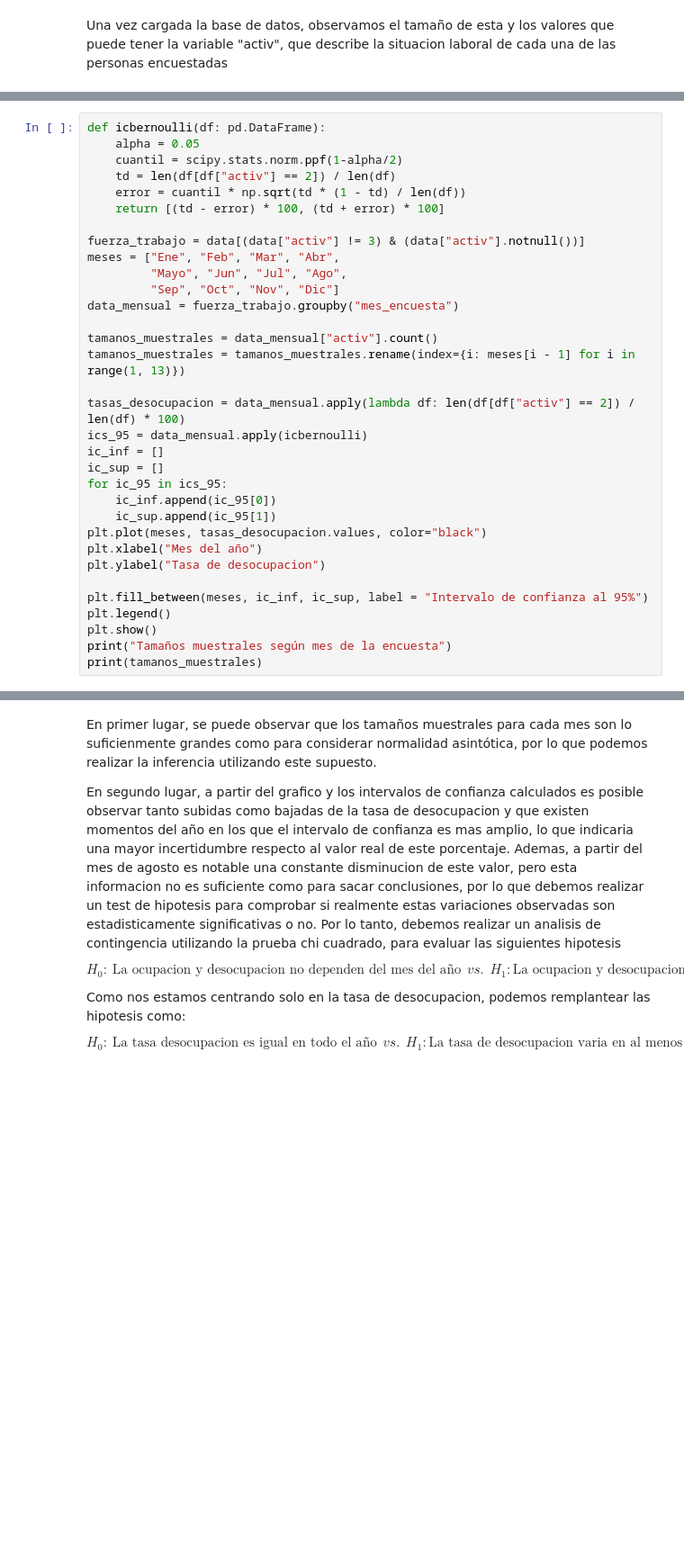
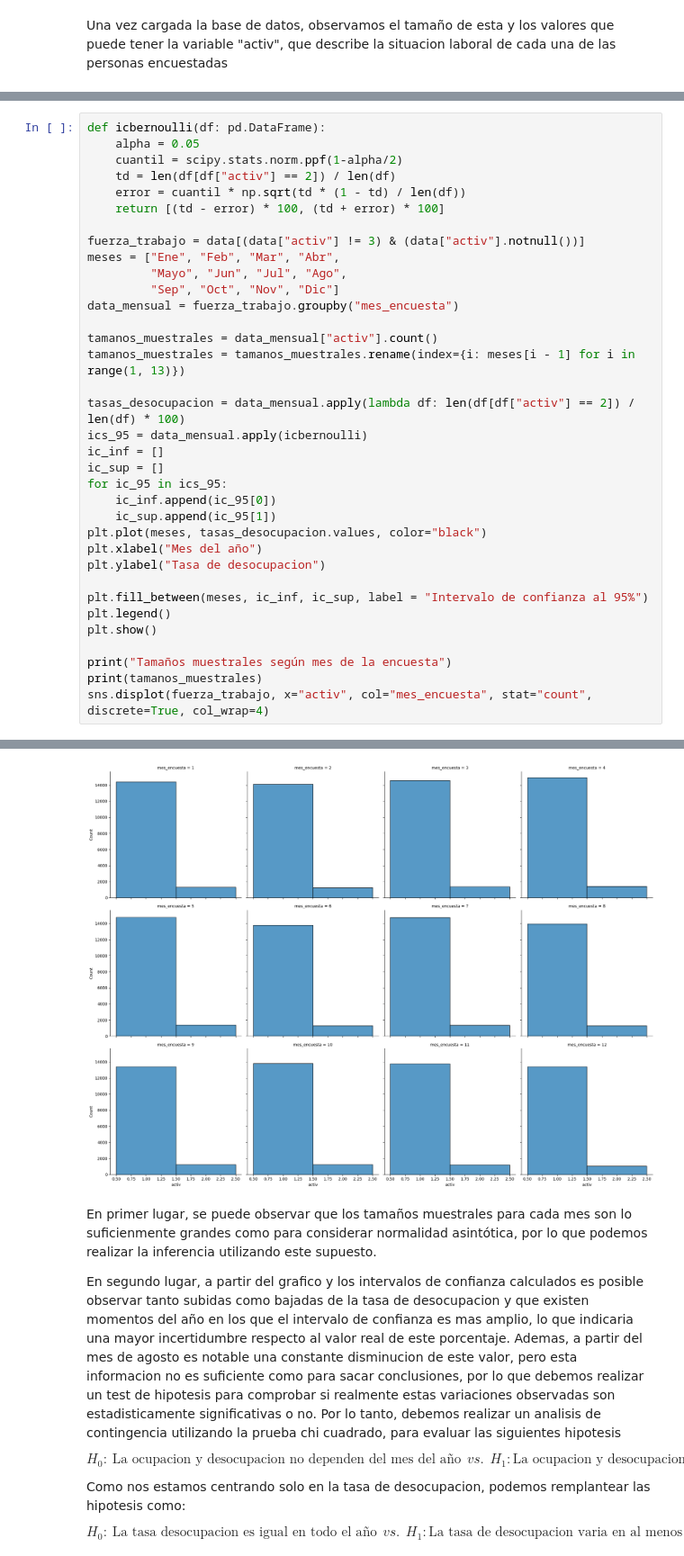
Before and after one commit to cristobalvillegas/proyecto-ine, a Jupyter notebook: main.ipynb, the cells around one changed output, grey strips where cells are left out. Shown at 90% size. Cells and saved outputs as stored; diff of their text form; blank space fills up the shorter version.

```diff
--- a/main.ipynb
+++ b/main.ipynb
@@ -123,8 +129,10 @@ plt.ylabel("Tasa de desocupacion")
 plt.fill_between(meses, ic_inf, ic_sup, label = "Intervalo de confianza al 95%")
 plt.legend()
 plt.show()
+
 print("Tamaños muestrales según mes de la encuesta")
 print(tamanos_muestrales)
+sns.displot(fuerza_trabajo, x="activ", col="mes_encuesta", stat="count", discrete=True, col_wrap=4)
 # %% [output]
 [figure]
 Tamaños muestrales según mes de la encuesta
@@ -145,3 +154,4 @@ Name: activ, dtype: int64
+[figure, added]
 # %% [markdown]
 En primer lugar, se puede observar que los tamaños muestrales para cada mes son lo suficienmente grandes como para considerar normalidad asintótica, por lo que podemos realizar la inferencia utilizando este supuesto.
 
```
Also changed, not shown: parts of 15 cells of this notebook.
